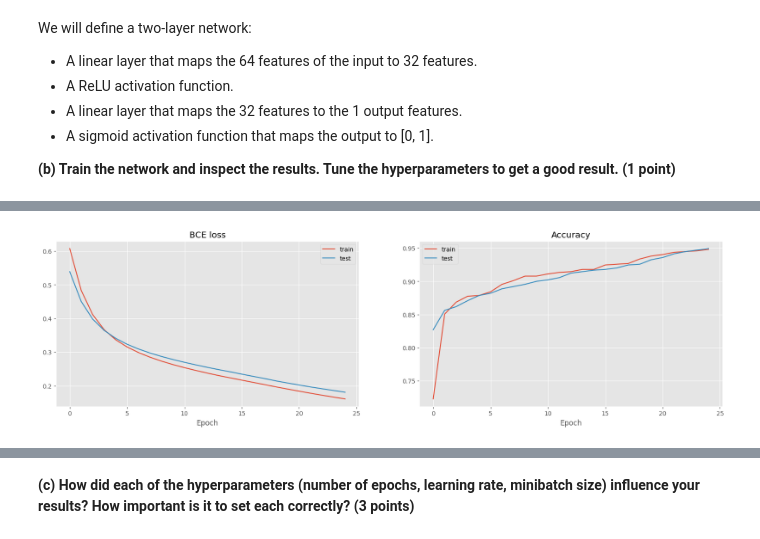
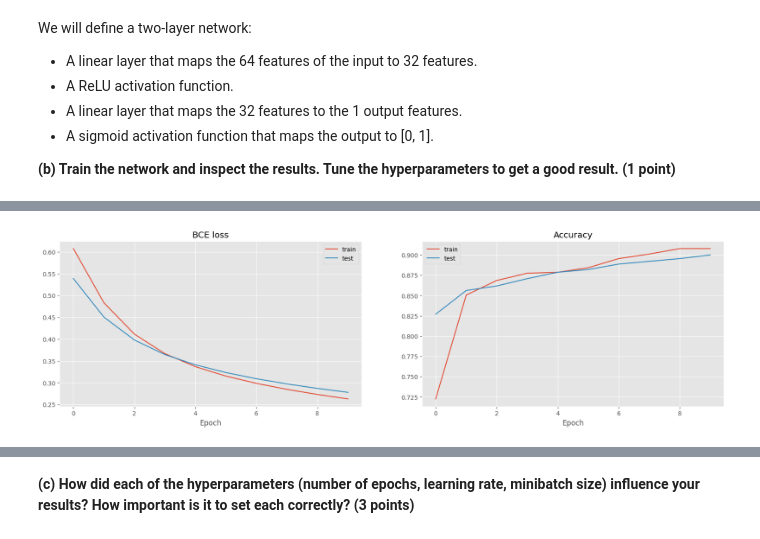
Before and after one commit to LukaMucko/DeepLearning, a Jupyter notebook: lab1/dl-assignment-1.ipynb, the cells around one changed output, grey strips where cells are left out. Drawn from its saved outputs; the diff is of its cells as text; code cells hidden in the pictures.

```diff
--- a/lab1/dl-assignment-1.ipynb
+++ b/lab1/dl-assignment-1.ipynb
@@ -997,7 +997,7 @@ net = Net([
 
 # TODO: tune the hyperparameters
 fit(net, x, y,
-    epochs = 25,
+    epochs = 10,
     learning_rate = 0.001,
     mb_size = 10)
 
@@ -1023 +1016 @@ Epoch  24: loss[train]= 0.1608  accuracy[train]= 0.9483  loss[test]= 0.1807  acc
-[figure, old version]
+[figure, new version]
```
Also changed, not shown: parts of 13 cells of this notebook.
